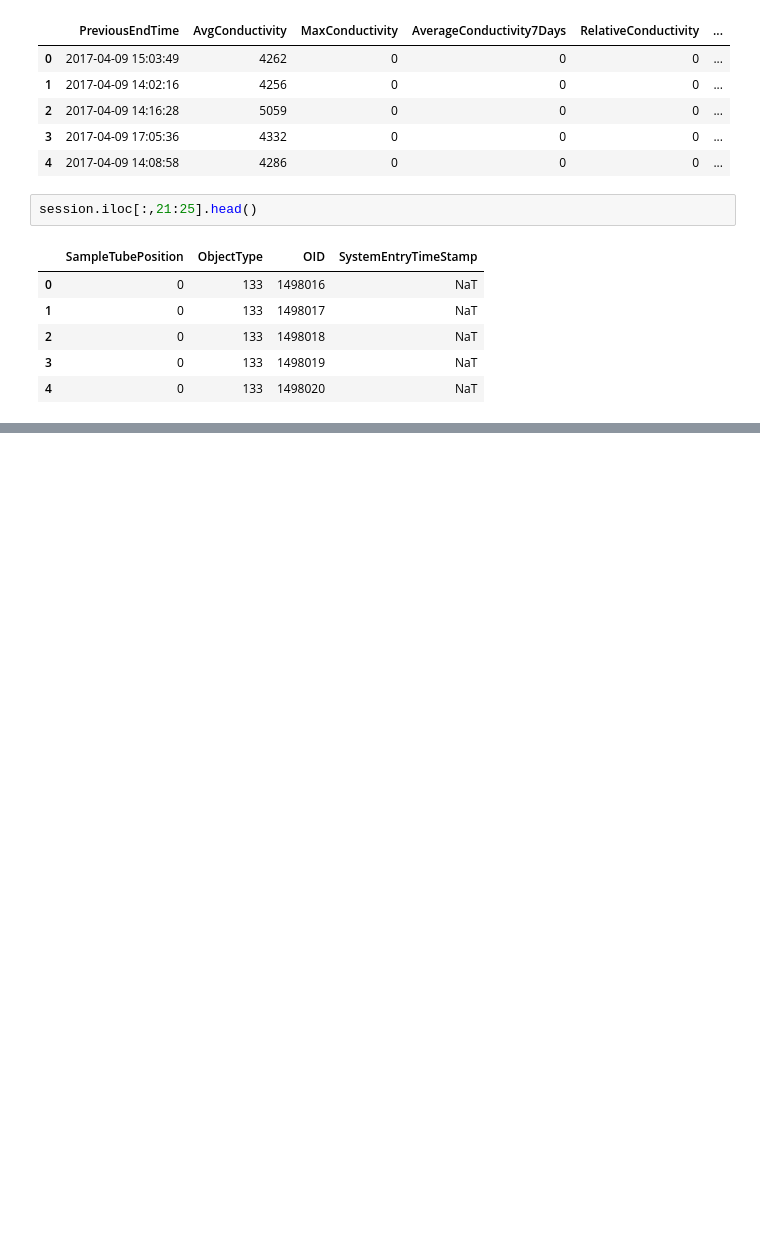
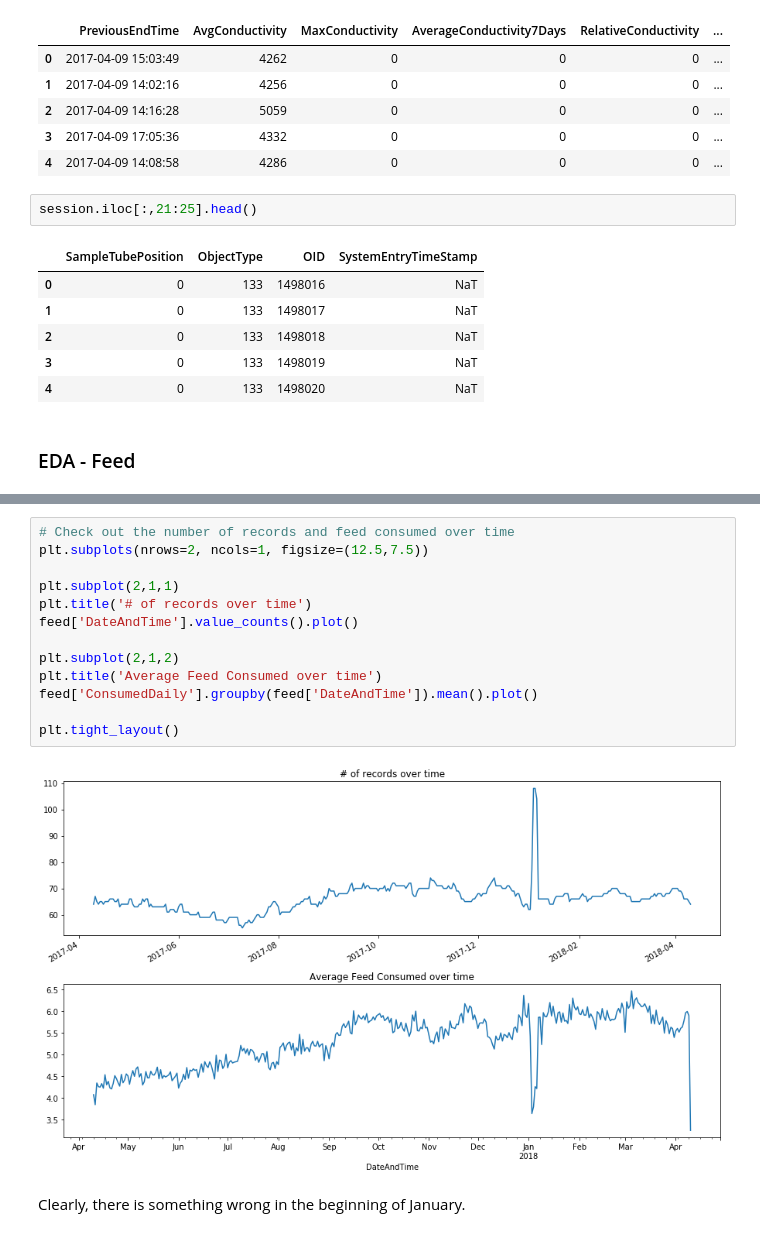
Before and after one commit to Leijtenss/Milking-Robot, a Jupyter notebook: code/(WIP) Linear Regression - What drives milk production?.ipynb, the cells around one changed output, grey strips where cells are left out. Cells and saved outputs as stored; diff of their text form; blank space fills up the shorter version.

Commit message:
Started EDA for feed-table

```diff
--- a/code/(WIP) Linear Regression - What drives milk production?.ipynb
+++ b/code/(WIP) Linear Regression - What drives milk production?.ipynb
@@ -179,6 +181,8 @@ session.iloc[:,21:25].head()
 | 2 | 0 | 133 | 1498018 | NaT |
 | 3 | 0 | 133 | 1498019 | NaT |
 | 4 | 0 | 133 | 1498020 | NaT |
+# %% [markdown]
+### EDA - Feed
 # %%
 feed.head()
 # %% [output]
@@ -188,3 +192,20 @@ feed.head()
 | 2 | 3 | 0.0 | 100 | 1.50 | 059A9B2D-9544-4617-9FD2-4E10C98DB70C | 2017-04-10 | 232 | ... |
 | 3 | 3 | 0.0 | 100 | 1.00 | C62B7F9E-95E6-4E61-863E-EE68AB4081F5 | 2017-04-10 | 191 | ... |
 | 4 | 4 | 0.0 | 100 | 8.00 | 69004CC9-4D87-4778-BE51-77235EFACC3B | 2017-04-10 | 247 | ... |
+# %%
+# Check out the number of records and feed consumed over time
+plt.subplots(nrows=2, ncols=1, figsize=(12.5,7.5))
+
+plt.subplot(2,1,1)
+plt.title('# of records over time')
+feed['DateAndTime'].value_counts().plot()
+
+plt.subplot(2,1,2)
+plt.title('Average Feed Consumed over time')
+feed['ConsumedDaily'].groupby(feed['DateAndTime']).mean().plot()
+
+plt.tight_layout()
+# %% [output]
+[figure, added]
+# %% [markdown]
+Clearly, there is something wrong in the beginning of January.
```
Also changed, not shown: parts of 1 cell of this notebook, 1 other file.
